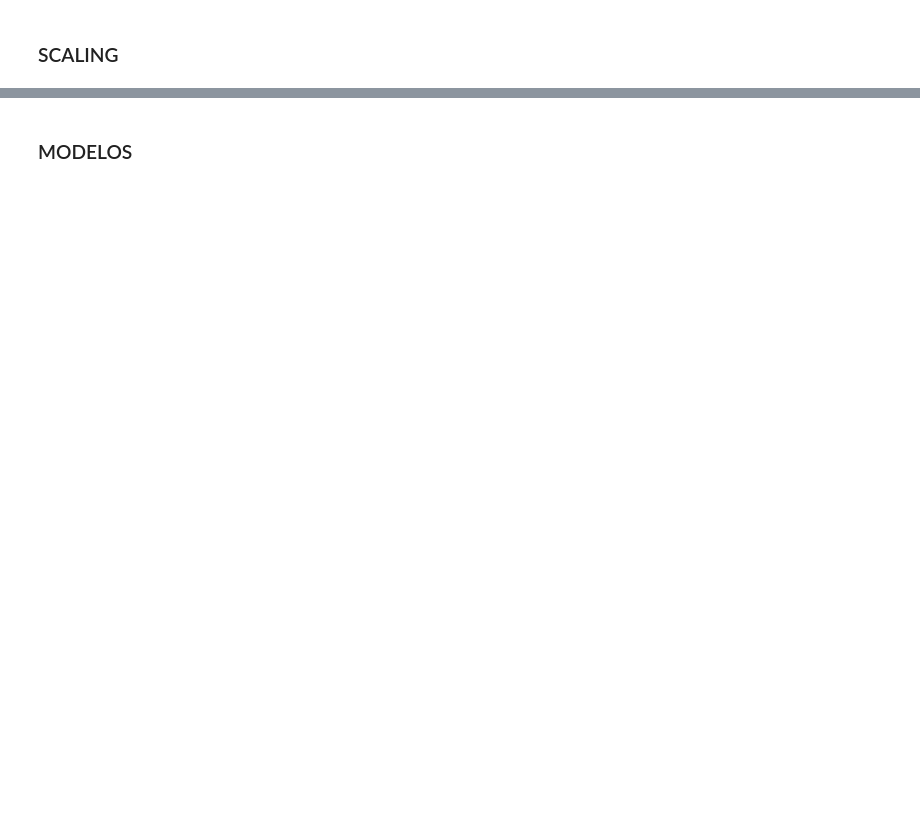
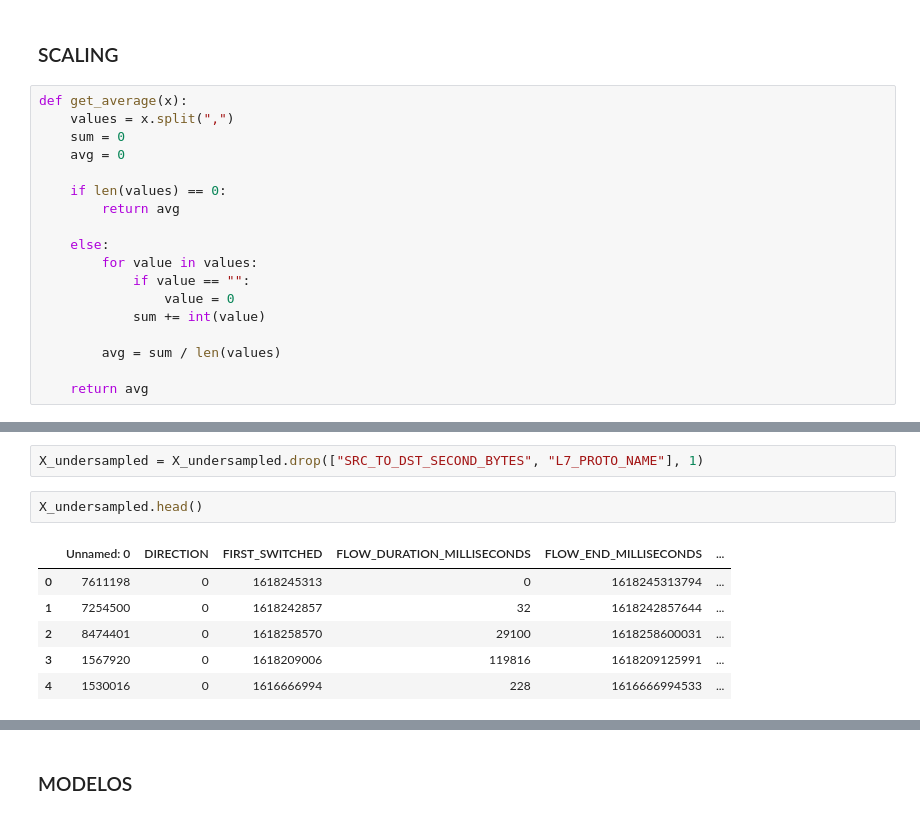
Before and after one commit to gera1013/SDS-Proyecto-1, a Jupyter notebook: analysis.ipynb, the cells around one changed output, grey strips where cells are left out. Cells and saved outputs as stored; diff of their text form; blank space fills up the shorter version.

```diff
--- a/analysis.ipynb
+++ b/analysis.ipynb
@@ -179,2 +367,20 @@ len(y_undersampled)
 # %% [markdown]
 ### SCALING
+# %%
+def get_average(x):
+    values = x.split(",")
+    sum = 0
+    avg = 0
+
+    if len(values) == 0:
+        return avg
+
+    else:
+        for value in values:
+            if value == "":
+                value = 0
+            sum += int(value)
+
+        avg = sum / len(values)
+
+    return avg
@@ -180,0 +393,11 @@ len(y_undersampled)
+# %%
+X_undersampled = X_undersampled.drop(["SRC_TO_DST_SECOND_BYTES", "L7_PROTO_NAME"], 1)
+# %%
+X_undersampled.head()
+# %% [output]
+|  | Unnamed: 0 | DIRECTION | FIRST_SWITCHED | FLOW_DURATION_MILLISECONDS | FLOW_END_MILLISECONDS | ... |
+| 0 | 7611198 | 0 | 1618245313 | 0 | 1618245313794 | ... |
+| 1 | 7254500 | 0 | 1618242857 | 32 | 1618242857644 | ... |
+| 2 | 8474401 | 0 | 1618258570 | 29100 | 1618258600031 | ... |
+| 3 | 1567920 | 0 | 1618209006 | 119816 | 1618209125991 | ... |
+| 4 | 1530016 | 0 | 1616666994 | 228 | 1616666994533 | ... |
```
Also changed, not shown: parts of 42 cells of this notebook, 1 other file.
